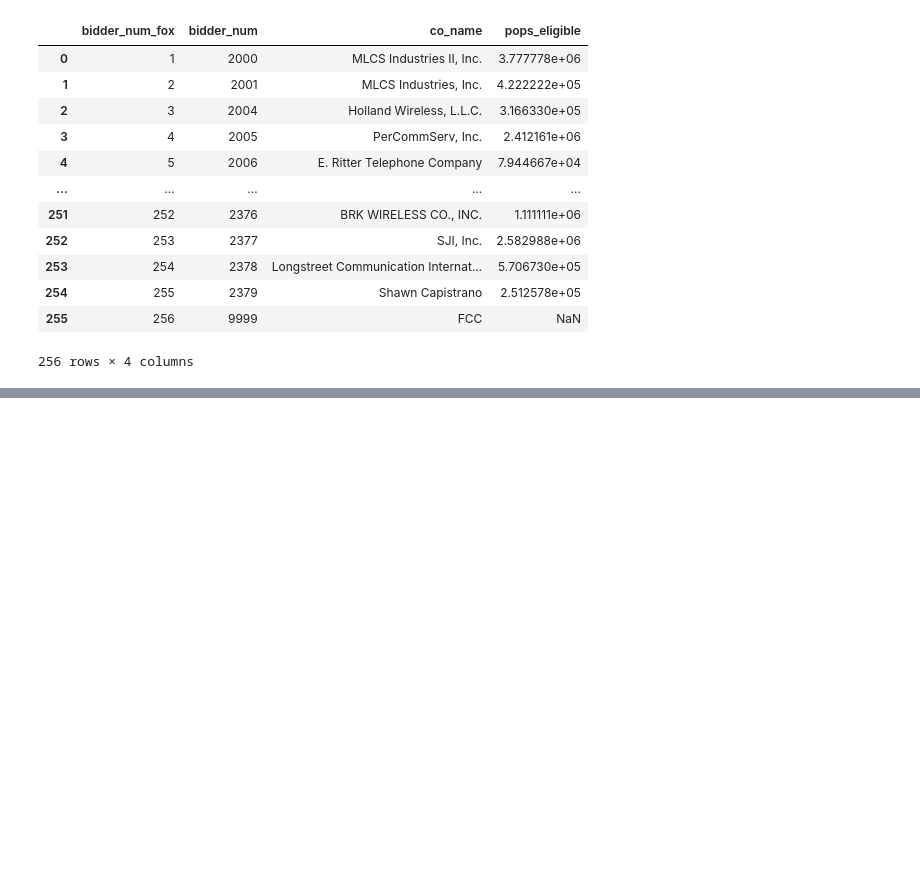
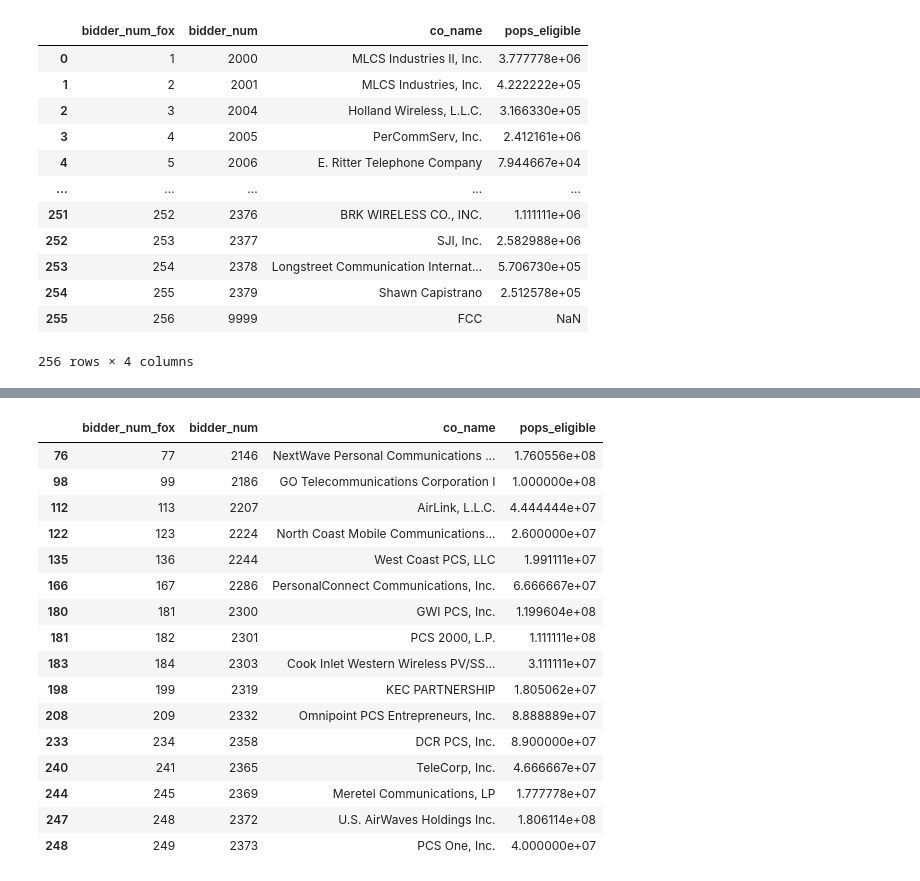
Before and after one commit to enzodipasquale/combinatorial-choice-estimation, a Jupyter notebook: Empirical_application/Fox_Bajari_application.ipynb, the cells around one changed output, grey strips where cells are left out. Drawn from its saved outputs; the diff is of its cells as text; code cells hidden in the pictures; blank space fills up the shorter version.

```diff
--- a/Empirical_application/Fox_Bajari_application.ipynb
+++ b/Empirical_application/Fox_Bajari_application.ipynb
@@ -61,0 +120,20 @@ bidder_data
+# %%
+bidder_data[bidder_data['pops_eligible'] >= .9 * bta_data['pop90'].max()]
+# %% [output]
+|  | bidder_num_fox | bidder_num | co_name | pops_eligible |
+| 76 | 77 | 2146 | NextWave Personal Communications ... | 1.760556e+08 |
+| 98 | 99 | 2186 | GO Telecommunications Corporation I | 1.000000e+08 |
+| 112 | 113 | 2207 | AirLink, L.L.C. | 4.444444e+07 |
+| 122 | 123 | 2224 | North Coast Mobile Communications... | 2.600000e+07 |
+| 135 | 136 | 2244 | West Coast PCS, LLC | 1.991111e+07 |
+| 166 | 167 | 2286 | PersonalConnect Communications, Inc. | 6.666667e+07 |
+| 180 | 181 | 2300 | GWI PCS, Inc. | 1.199604e+08 |
+| 181 | 182 | 2301 | PCS 2000, L.P. | 1.111111e+08 |
+| 183 | 184 | 2303 | Cook Inlet Western Wireless PV/SS... | 3.111111e+07 |
+| 198 | 199 | 2319 | KEC PARTNERSHIP | 1.805062e+07 |
+| 208 | 209 | 2332 | Omnipoint PCS Entrepreneurs, Inc. | 8.888889e+07 |
+| 233 | 234 | 2358 | DCR PCS, Inc. | 8.900000e+07 |
+| 240 | 241 | 2365 | TeleCorp, Inc. | 4.666667e+07 |
+| 244 | 245 | 2369 | Meretel Communications, LP | 1.777778e+07 |
+| 247 | 248 | 2372 | U.S. AirWaves Holdings Inc. | 1.806114e+08 |
+| 248 | 249 | 2373 | PCS One, Inc. | 4.000000e+07 |
```
Also changed, not shown: parts of 6 cells of this notebook, 5 other files.
